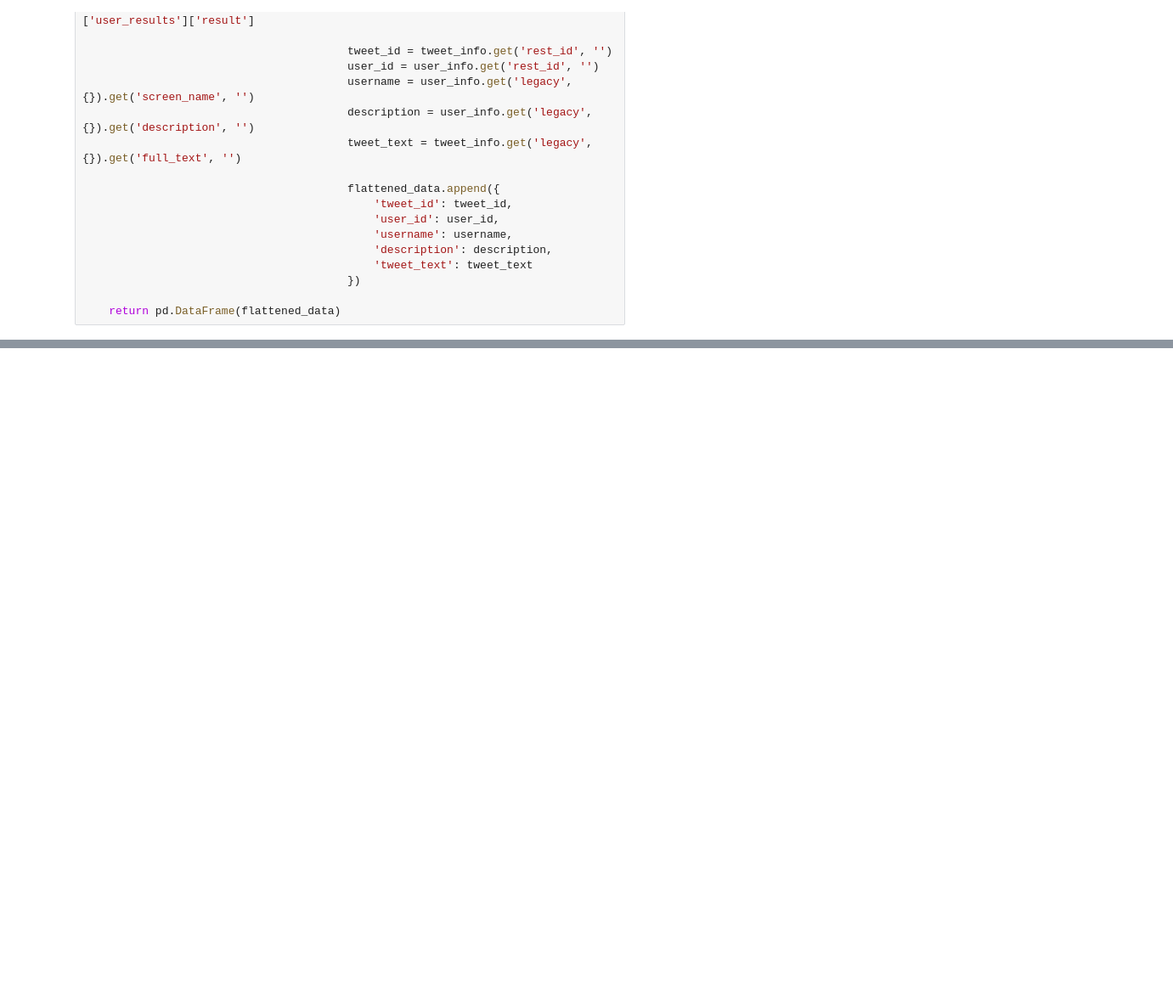
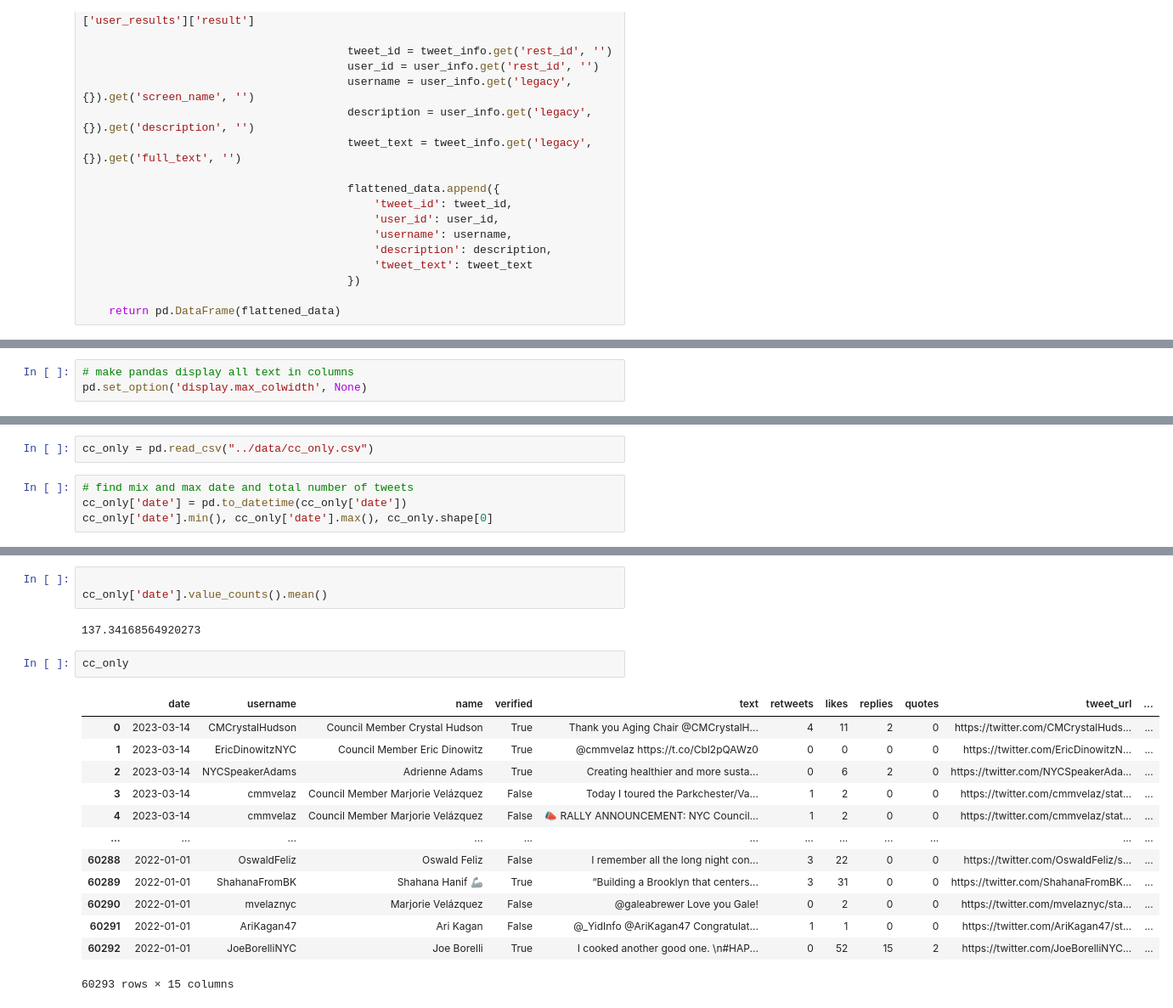
Before and after one commit to SamTGoodson/citycouncil_tweets, a Jupyter notebook: notebooks/twscrape.ipynb, the cells around one changed output, grey strips where cells are left out. Shown: that part at 85% size. Cells and saved outputs as stored; diff of their text form; blank space fills up the shorter version.

```diff
--- a/notebooks/twscrape.ipynb
+++ b/notebooks/twscrape.ipynb
@@ -164,0 +319,3 @@ q = "from:RitaJosephNYC since:2021-01-01 until:2021-01-02"
+# %%
+# make pandas display all text in columns
+pd.set_option('display.max_colwidth', None)
@@ -238,0 +403,6 @@ df = pd.DataFrame(tweet_results)
+# %%
+cc_only = pd.read_csv("../data/cc_only.csv")
+# %%
+# find mix and max date and total number of tweets
+cc_only['date'] = pd.to_datetime(cc_only['date'])
+cc_only['date'].min(), cc_only['date'].max(), cc_only.shape[0]
@@ -238,0 +413,21 @@ df = pd.DataFrame(tweet_results)
+# %%
+
+cc_only['date'].value_counts().mean()
+# %% [output]
+137.34168564920273
+# %%
+cc_only
+# %% [output]
+|  | date | username | name | verified | text | retweets | likes | replies | quotes | tweet_url | ... |
+| 0 | 2023-03-14 | CMCrystalHudson | Council Member Crystal Hudson | True | Thank you Aging Chair @CMCrystalH... | 4 | 11 | 2 | 0 | https://twitter.com/CMCrystalHuds... | ... |
+| 1 | 2023-03-14 | EricDinowitzNYC | Council Member Eric Dinowitz | True | @cmmvelaz https://t.co/Cbl2pQAWz0 | 0 | 0 | 0 | 0 | https://twitter.com/EricDinowitzN... | ... |
+| 2 | 2023-03-14 | NYCSpeakerAdams | Adrienne Adams | True | Creating healthier and more susta... | 0 | 6 | 2 | 0 | https://twitter.com/NYCSpeakerAda... | ... |
+| 3 | 2023-03-14 | cmmvelaz | Council Member Marjorie Velázquez | False | Today I toured the Parkchester/Va... | 1 | 2 | 0 | 0 | https://twitter.com/cmmvelaz/stat... | ... |
+| 4 | 2023-03-14 | cmmvelaz | Council Member Marjorie Velázquez | False | 📣 RALLY ANNOUNCEMENT: NYC Council... | 1 | 2 | 0 | 0 | https://twitter.com/cmmvelaz/stat... | ... |
+| ... | ... | ... | ... | ... | ... | ... | ... | ... | ... | ... | ... |
+| 60288 | 2022-01-01 | OswaldFeliz | Oswald Feliz | False | I remember all the long night con... | 3 | 22 | 0 | 0 | https://twitter.com/OswaldFeliz/s... | ... |
+| 60289 | 2022-01-01 | ShahanaFromBK | Shahana Hanif 🦾 | True | “Building a Brooklyn that centers... | 3 | 31 | 0 | 0 | https://twitter.com/ShahanaFromBK... | ... |
+| 60290 | 2022-01-01 | mvelaznyc | Marjorie Velázquez | False | @galeabrewer Love you Gale! | 0 | 2 | 0 | 0 | https://twitter.com/mvelaznyc/sta... | ... |
+| 60291 | 2022-01-01 | AriKagan47 | Ari Kagan | False | @_YidInfo @AriKagan47 Congratulat... | 1 | 1 | 0 | 0 | https://twitter.com/AriKagan47/st... | ... |
+| 60292 | 2022-01-01 | JoeBorelliNYC | Joe Borelli | True | I cooked another good one. \n#HAP... | 0 | 52 | 15 | 2 | https://twitter.com/JoeBorelliNYC... | ... |
+60293 rows × 15 columns
```
Also changed, not shown: parts of 64 cells of this notebook, 15 other files.
